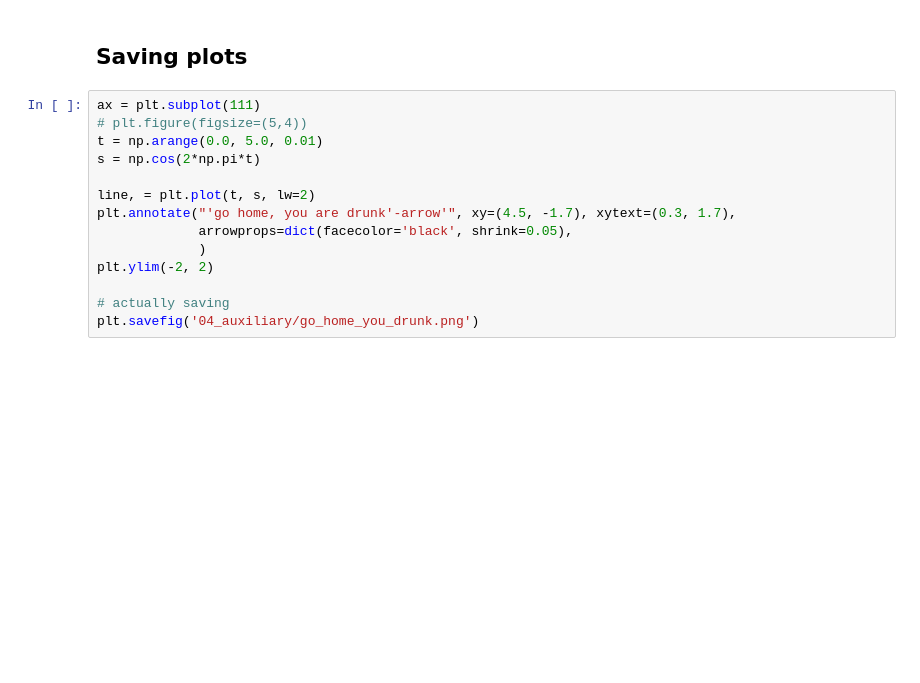
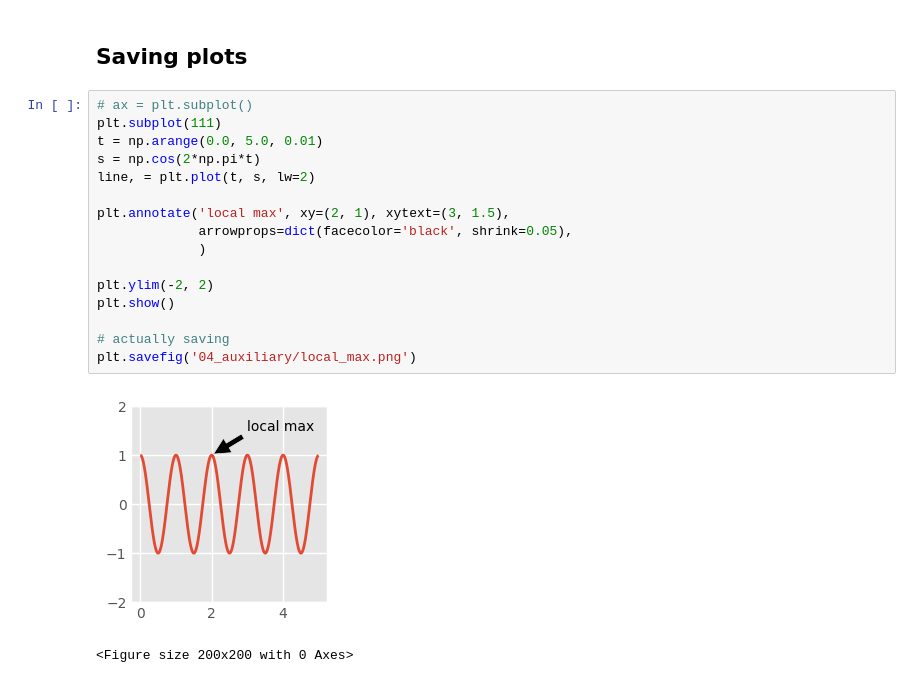
Before and after one commit to iesfsv/Data-Processing-in-Python, a Jupyter notebook: 04_week/04_Lecture_PandasMatplotlib.ipynb, the cells around one changed output. Cells and saved outputs as stored; diff of their text form; blank space fills up the shorter version.

```diff
--- a/04_week/04_Lecture_PandasMatplotlib.ipynb
+++ b/04_week/04_Lecture_PandasMatplotlib.ipynb
@@ -1087,16 +1227,21 @@ plt.grid(True)
 # %% [markdown]
 ## Saving plots
 # %%
-ax = plt.subplot(111)
-# plt.figure(figsize=(5,4))
+# ax = plt.subplot()
+plt.subplot(111)
 t = np.arange(0.0, 5.0, 0.01)
 s = np.cos(2*np.pi*t)
+line, = plt.plot(t, s, lw=2)
 
-line, = plt.plot(t, s, lw=2)
-plt.annotate("'go home, you are drunk'-arrow'", xy=(4.5, -1.7), xytext=(0.3, 1.7),
+plt.annotate('local max', xy=(2, 1), xytext=(3, 1.5),
              arrowprops=dict(facecolor='black', shrink=0.05),
              )
+
 plt.ylim(-2, 2)
+plt.show()
 
 # actually saving
-plt.savefig('04_auxiliary/go_home_you_drunk.png')
+plt.savefig('04_auxiliary/local_max.png')
+# %% [output]
+[figure, added]
+<Figure size 200x200 with 0 Axes>
```
Also changed, not shown: parts of 28 cells of this notebook, 10 other files.
